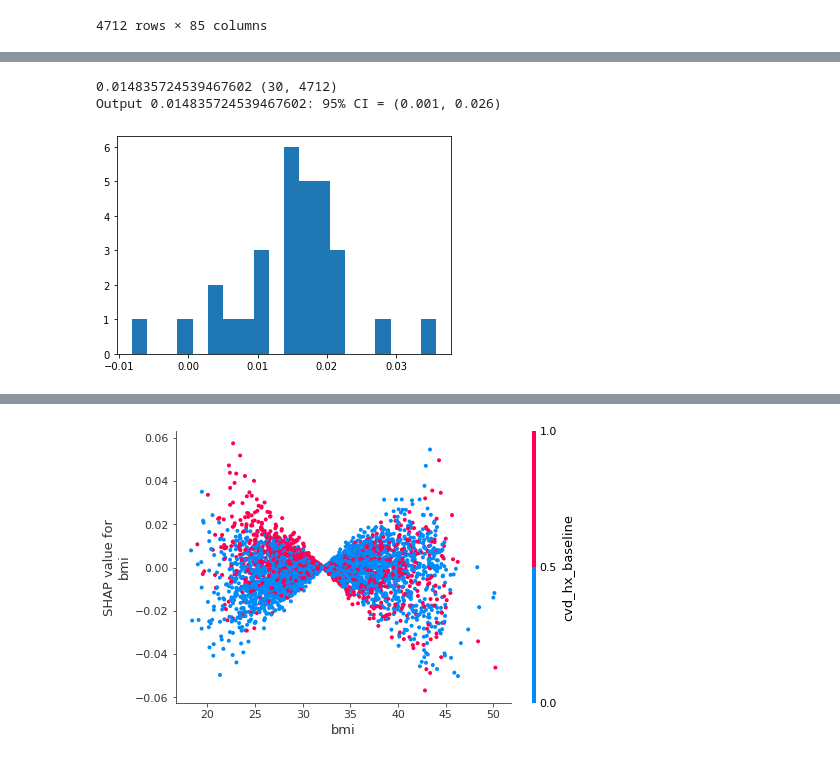
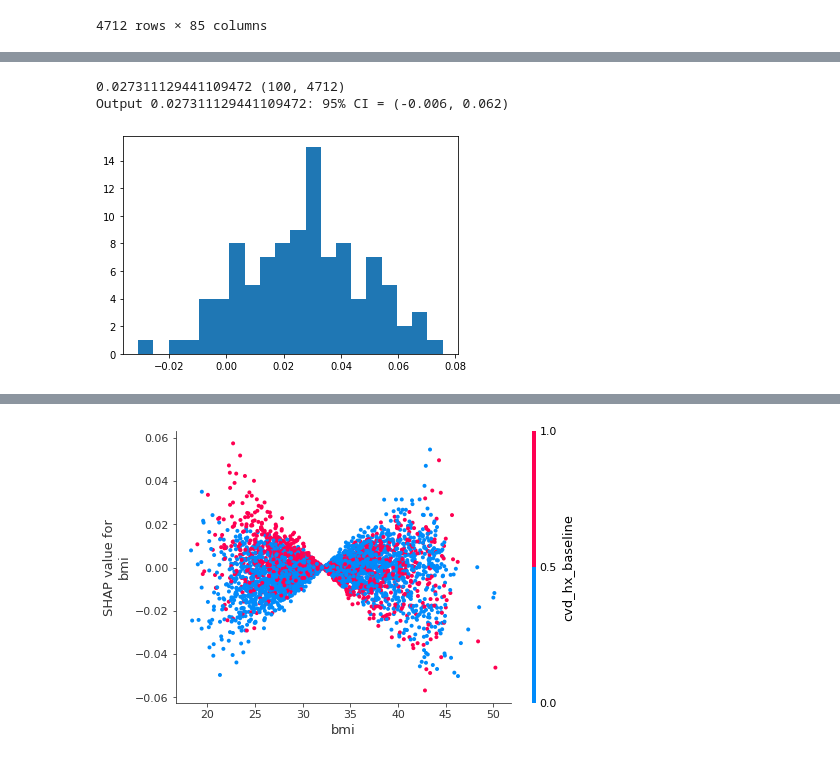
Before and after one commit to q8888620002/LIFT-XAI, a Jupyter notebook: accord.ipynb, the cells around one changed output, grey strips where cells are left out. Cells and saved outputs as stored; diff of their text form; code cells hidden in the pictures.

```diff
--- a/accord.ipynb
+++ b/accord.ipynb
@@ -301,19 +273,19 @@ XLearner(
 # %%
 import pickle as pkl
 
-predict_results  = pkl.load(open("results/accord/predict_results.pkl", 'rb'))
+predict_results  = pkl.load(open("results/accord_sprint/accord_predict_results_True.pkl", 'rb'))
 
 mean_ates = predict_results.mean(1)
 
 print(mean_ates.mean(0), predict_results.shape)
 plt.hist(mean_ates, bins=20)
 
 lower_bounds = np.percentile(mean_ates, 5, axis=0)
 upper_bounds = np.percentile(mean_ates, 95, axis=0)
 
 # Print the confidence intervals
 print(f"Output {mean_ates.mean(0)}: 95% CI = ({lower_bounds:.3f}, {upper_bounds:.3f})")
 # %% [output]
-0.014835724539467602 (30, 4712)
-Output 0.014835724539467602: 95% CI = (0.001, 0.026)
+0.027311129441109472 (100, 4712)
+Output 0.027311129441109472: 95% CI = (-0.006, 0.062)
-[figure, old version]
+[figure, new version]
```
Also changed, not shown: parts of 14 cells of this notebook, 15 other files.
